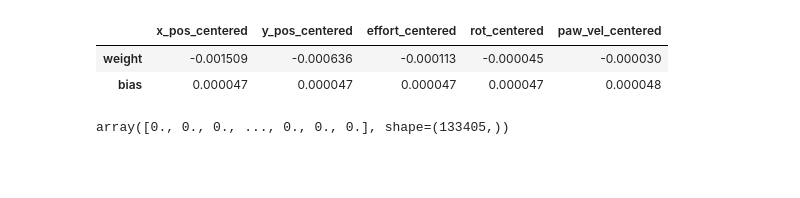
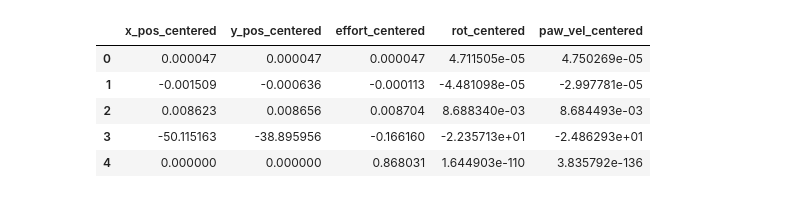
Before and after one commit to Audrey-White324/ista-421-final-project, a Jupyter notebook: white_regression_implementation.ipynb, the cells around one changed output. Drawn from its saved outputs; the diff is of its cells as text; code cells hidden in the pictures; blank space fills up the shorter version.

Commit message:
Fixes to simple linear regression and added multiple linear regression

```diff
--- a/white_regression_implementation.ipynb
+++ b/white_regression_implementation.ipynb
@@ -68,6 +63,2 @@ def calculate_tstat(x, y_pred, y, n_samples, n_params, B):
     tstat = B/se
     return tstat
-# %%
-X_df = encode_data.drop(columns=['df_centered'])
-X = X_df.to_numpy()
-y = encode_data['df_centered']
@@ -90,14 +65,36 @@ def simple_reg_for_each_parameter(X, y):
 # %%
 def k_fold_cross_val(X, y, n_samples, n_params):
     kf = KFold(n_splits=5, shuffle=True, random_state=42)
-    kf.split(X)
-    weights = []
-    biases = []
-    for testIX, trainIX in kf.split(X):
+    rses = []
+    for trainIX, testIX in kf.split(y):
         train_X, test_X = X[trainIX], X[testIX]
         train_y, test_y = y[trainIX], y[testIX]
-        weight, bias = linear_regression_gradient_descent(X_df[param].to_numpy(),y)
+        weight, bias = linear_regression_gradient_descent(train_X, train_y)
         y_pred = numpy.dot(test_X, weight) + bias
-        se = calculate_SE(X, y_pred, y, n_samples, n_params)
-        weights.append(weight)
-        biases.append(weight)
+        rse = calculate_RSE(y_pred, test_y, len(test_y), n_params)
+        rses.append(rse)
+    rse =  numpy.mean(rses)
+    return rse
+# %%
+def simple_reg_for_each_parameter(X_df, y):
+    simple_reg_dict = {}
+    # avoids the rat classifications
+    for param in X_df.columns:
+        X = X_df[param].to_numpy()
+        rse = k_fold_cross_val(X, y, X.size, 1)
+        weight, bias = linear_regression_gradient_descent(X, y)
+        tstat = calculate_tstat(X, rse, weight)
+        p_val = t.sf(abs(tstat), y.size - 2) * 2
+        simple_reg_dict[param] = [bias, weight, rse, tstat, p_val]
+        plt.figure()
+        plt.scatter(X_df[param], y)
+        plt.axline(xy1=(0,bias), slope=weight)
+        plt.xlabel(param)
+
+    return simple_reg_dict
+# %%
+X_df = data.drop(columns=['df_centered'])
+X = X_df.to_numpy()
+y = data['df_centered'].to_numpy()
+
+simple = simple_reg_for_each_parameter(X_df, y)
@@ -104,12 +107,9 @@ def k_fold_cross_val(X, y, n_samples, n_params):
 # %%
-simple_reg = pd.DataFrame(simple_reg_dict, index=('weight', 'bias'))
-simple_reg.head()
+pd.DataFrame(simple).head()
 # %% [output]
 |  | x_pos_centered | y_pos_centered | effort_centered | rot_centered | paw_vel_centered |
-| weight | -0.001509 | -0.000636 | -0.000113 | -0.000045 | -0.000030 |
-| bias | 0.000047 | 0.000047 | 0.000047 | 0.000047 | 0.000048 |
+| 0 | 0.000047 | 0.000047 | 0.000047 | 4.711505e-05 | 4.750269e-05 |
+| 1 | -0.001509 | -0.000636 | -0.000113 | -4.481098e-05 | -2.997781e-05 |
+| 2 | 0.008623 | 0.008656 | 0.008704 | 8.688340e-03 | 8.684493e-03 |
+| 3 | -50.115163 | -38.895956 | -0.166160 | -2.235713e+01 | -2.486293e+01 |
+| 4 | 0.000000 | 0.000000 | 0.868031 | 1.644903e-110 | 3.835792e-136 |
-# %%
-weights = 0
-numpy.dot(X[:,1], weights)
-# %% [output]
-array([0., 0., 0., ..., 0., 0., 0.], shape=(133405,))
```
Also changed, not shown: parts of 8 cells of this notebook.
